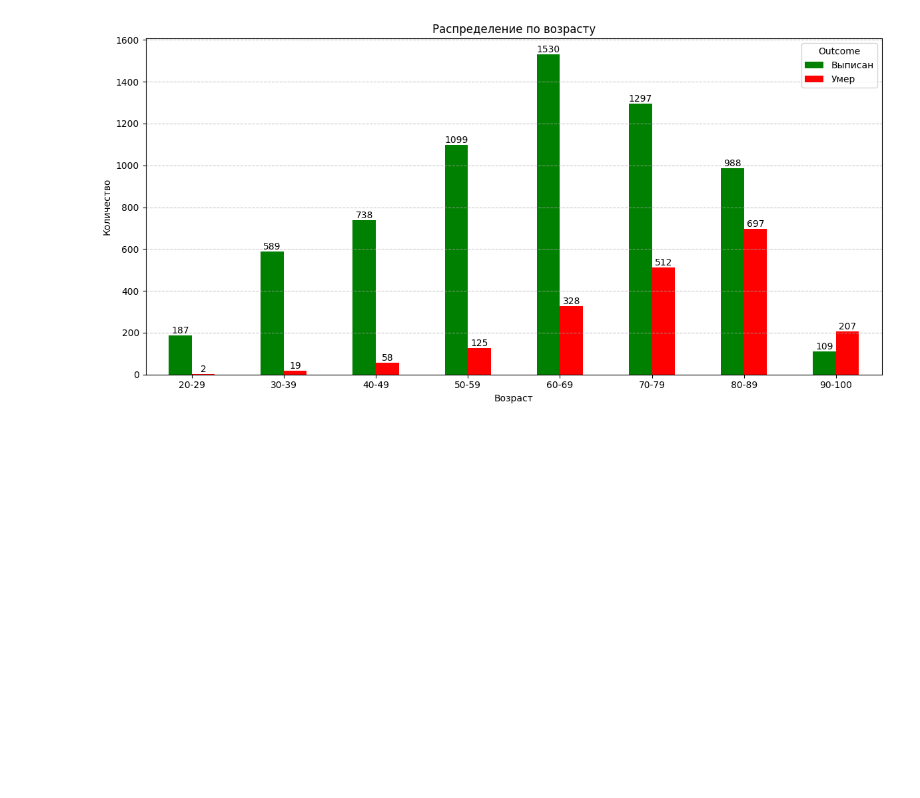
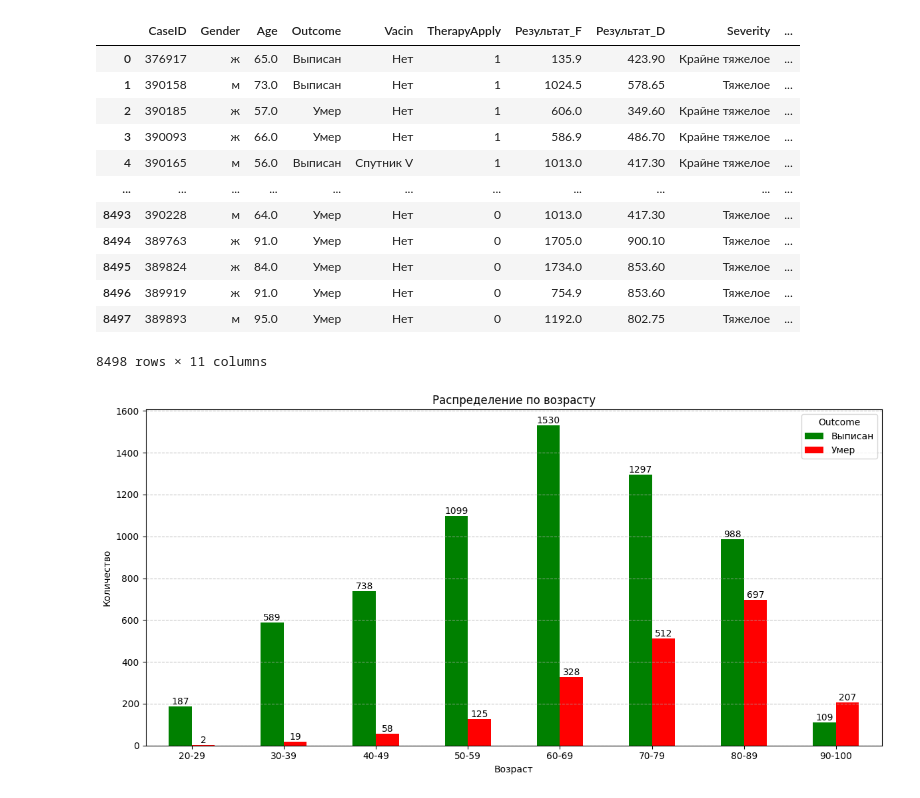
Before and after one commit to nikitanasibullin/MedAnalytics, a Jupyter notebook: subtask_five_2.ipynb, the cells around one changed output. Saved outputs shown, nothing was run; the diff lists cells and outputs as text; code cells hidden in the pictures; blank space fills up the shorter version.

```diff
--- a/subtask_five_2.ipynb
+++ b/subtask_five_2.ipynb
@@ -1,12 +1,27 @@
 # %%
 import pandas as pd
 
 preproc_file = "processed_data.csv"
 
 df = pd.read_csv(preproc_file, sep=';', engine='python')
 
 #therapy_applied = df.query("TherapyApply == 1")
 #therapy_not_applied = df.query("TherapyApply == 0")
+df
+# %% [output]
+|  | CaseID | Gender | Age | Outcome | Vacin | TherapyApply | Результат_F | Результат_D | Severity | ... |
+| 0 | 376917 | ж | 65.0 | Выписан | Нет | 1 | 135.9 | 423.90 | Крайне тяжелое | ... |
+| 1 | 390158 | м | 73.0 | Выписан | Нет | 1 | 1024.5 | 578.65 | Тяжелое | ... |
+| 2 | 390185 | ж | 57.0 | Умер | Нет | 1 | 606.0 | 349.60 | Крайне тяжелое | ... |
+| 3 | 390093 | ж | 66.0 | Умер | Нет | 1 | 586.9 | 486.70 | Крайне тяжелое | ... |
+| 4 | 390165 | м | 56.0 | Выписан | Спутник V | 1 | 1013.0 | 417.30 | Крайне тяжелое | ... |
+| ... | ... | ... | ... | ... | ... | ... | ... | ... | ... | ... |
+| 8493 | 390228 | м | 64.0 | Умер | Нет | 0 | 1013.0 | 417.30 | Тяжелое | ... |
+| 8494 | 389763 | ж | 91.0 | Умер | Нет | 0 | 1705.0 | 900.10 | Тяжелое | ... |
+| 8495 | 389824 | ж | 84.0 | Умер | Нет | 0 | 1734.0 | 853.60 | Тяжелое | ... |
+| 8496 | 389919 | ж | 91.0 | Умер | Нет | 0 | 754.9 | 853.60 | Тяжелое | ... |
+| 8497 | 389893 | м | 95.0 | Умер | Нет | 0 | 1192.0 | 802.75 | Тяжелое | ... |
+8498 rows × 11 columns
 # %%
 import pandas as pd
 import matplotlib.pyplot as plt
```
Also changed, not shown: parts of 3 cells of this notebook.
